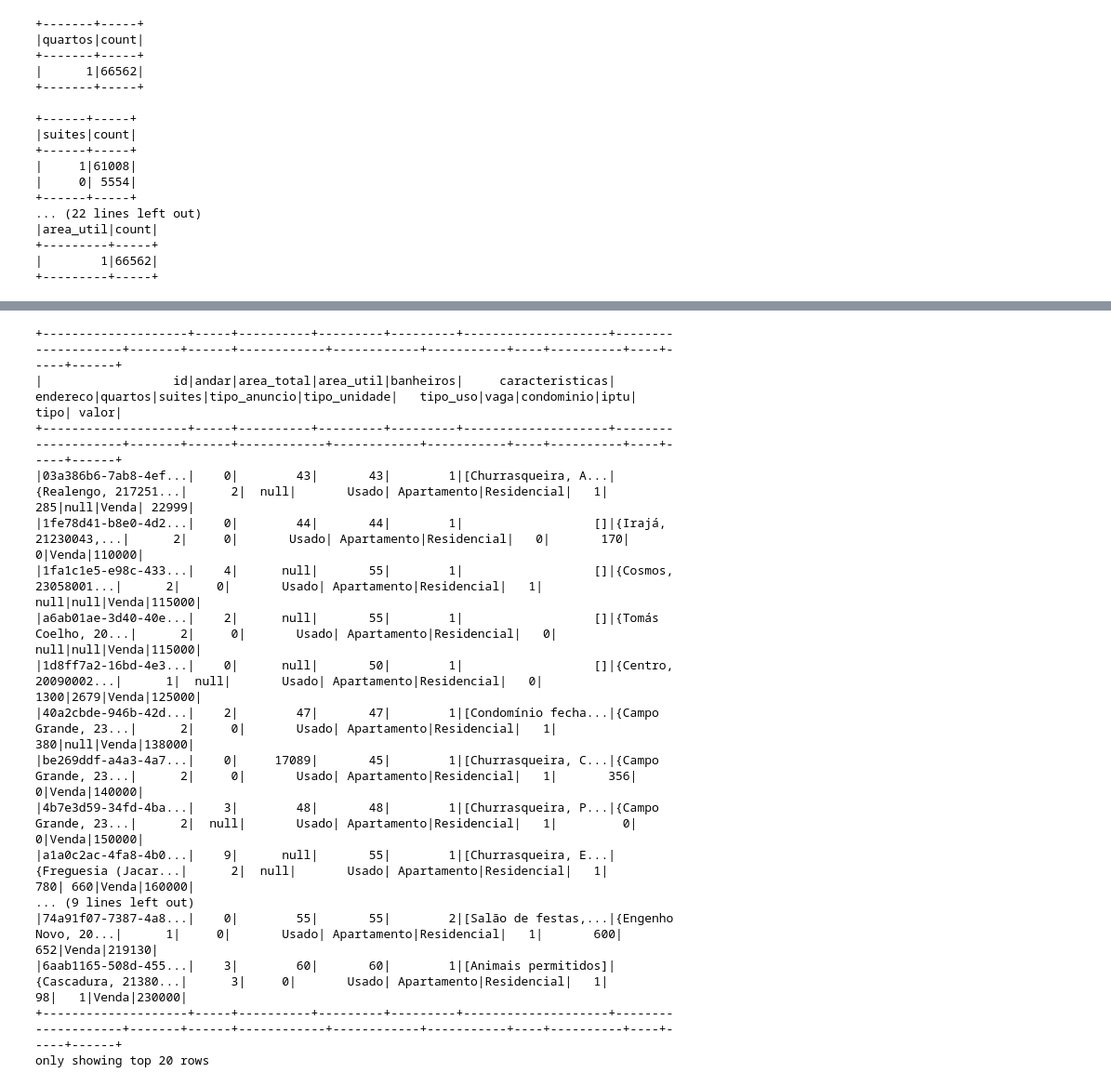
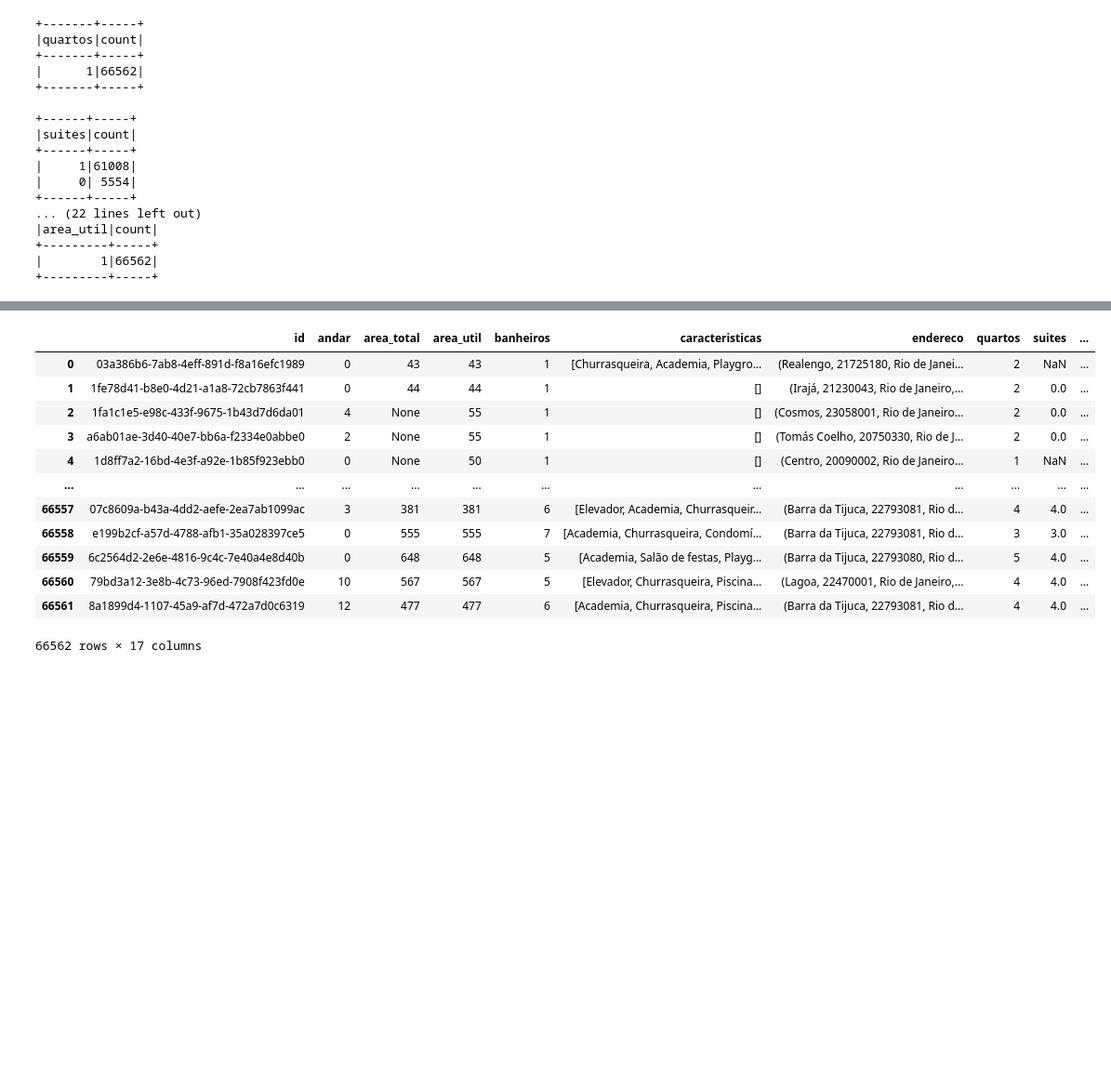
Before and after one commit to marceloviana1991/-Challenge-2-Data-Science-Projeto1d4-, a Jupyter notebook: Challenge_Dados.ipynb, the cells around one changed output, grey strips where cells are left out. Shown: that part at 93% size. Saved outputs shown, nothing was run; the diff lists cells and outputs as text; code cells hidden in the pictures; blank space fills up the shorter version.

```diff
--- a/Challenge_Dados.ipynb
+++ b/Challenge_Dados.ipynb
@@ -227,25 +227,21 @@ valores.groupBy('tipo').count().show()
 |Venda|66562|
 +-----+-----+
 # %%
-anuncio = anuncio.join(valores, 'id', how='inner').drop('valores')
-anuncio.show()
+anuncio = anuncio.join(valores, 'id', how='left').drop('valores')
+anuncio.toPandas()
 # %% [output]
+|  | id | andar | area_total | area_util | banheiros | caracteristicas | endereco | quartos | suites | ... |
+| 0 | 03a386b6-7ab8-4eff-891d-f8a16efc1989 | 0 | 43 | 43 | 1 | [Churrasqueira, Academia, Playgro... | (Realengo, 21725180, Rio de Janei... | 2 | NaN | ... |
+| 1 | 1fe78d41-b8e0-4d21-a1a8-72cb7863f441 | 0 | 44 | 44 | 1 | [] | (Irajá, 21230043, Rio de Janeiro,... | 2 | 0.0 | ... |
+| 2 | 1fa1c1e5-e98c-433f-9675-1b43d7d6da01 | 4 | None | 55 | 1 | [] | (Cosmos, 23058001, Rio de Janeiro... | 2 | 0.0 | ... |
+| 3 | a6ab01ae-3d40-40e7-bb6a-f2334e0abbe0 | 2 | None | 55 | 1 | [] | (Tomás Coelho, 20750330, Rio de J... | 2 | 0.0 | ... |
+| 4 | 1d8ff7a2-16bd-4e3f-a92e-1b85f923ebb0 | 0 | None | 50 | 1 | [] | (Centro, 20090002, Rio de Janeiro... | 1 | NaN | ... |
+| ... | ... | ... | ... | ... | ... | ... | ... | ... | ... | ... |
+| 66557 | 07c8609a-b43a-4dd2-aefe-2ea7ab1099ac | 3 | 381 | 381 | 6 | [Elevador, Academia, Churrasqueir... | (Barra da Tijuca, 22793081, Rio d... | 4 | 4.0 | ... |
+| 66558 | e199b2cf-a57d-4788-afb1-35a028397ce5 | 0 | 555 | 555 | 7 | [Academia, Churrasqueira, Condomí... | (Barra da Tijuca, 22793081, Rio d... | 3 | 3.0 | ... |
+| 66559 | 6c2564d2-2e6e-4816-9c4c-7e40a4e8d40b | 0 | 648 | 648 | 5 | [Academia, Salão de festas, Playg... | (Barra da Tijuca, 22793080, Rio d... | 5 | 4.0 | ... |
+| 66560 | 79bd3a12-3e8b-4c73-96ed-7908f423fd0e | 10 | 567 | 567 | 5 | [Elevador, Churrasqueira, Piscina... | (Lagoa, 22470001, Rio de Janeiro,... | 4 | 4.0 | ... |
+| 66561 | 8a1899d4-1107-45a9-af7d-472a7d0c6319 | 12 | 477 | 477 | 6 | [Academia, Churrasqueira, Piscina... | (Barra da Tijuca, 22793081, Rio d... | 4 | 4.0 | ... |
-+--------------------+-----+----------+---------+---------+--------------------+--------------------+-------+------+------------+------------+-----------+----+----------+----+-----+------+
-|                  id|andar|area_total|area_util|banheiros|     caracteristicas|            endereco|quartos|suites|tipo_anuncio|tipo_unidade|   tipo_uso|vaga|condominio|iptu| tipo| valor|
-+--------------------+-----+----------+---------+---------+--------------------+--------------------+-------+------+------------+------------+-----------+----+----------+----+-----+------+
-|03a386b6-7ab8-4ef...|    0|        43|       43|        1|[Churrasqueira, A...|{Realengo, 217251...|      2|  null|       Usado| Apartamento|Residencial|   1|       285|null|Venda| 22999|
-|1fe78d41-b8e0-4d2...|    0|        44|       44|        1|                  []|{Irajá, 21230043,...|      2|     0|       Usado| Apartamento|Residencial|   0|       170|   0|Venda|110000|
-|1fa1c1e5-e98c-433...|    4|      null|       55|        1|                  []|{Cosmos, 23058001...|      2|     0|       Usado| Apartamento|Residencial|   1|      null|null|Venda|115000|
-|a6ab01ae-3d40-40e...|    2|      null|       55|        1|                  []|{Tomás Coelho, 20...|      2|     0|       Usado| Apartamento|Residencial|   0|      null|null|Venda|115000|
-|1d8ff7a2-16bd-4e3...|    0|      null|       50|        1|                  []|{Centro, 20090002...|      1|  null|       Usado| Apartamento|Residencial|   0|      1300|2679|Venda|125000|
-|40a2cbde-946b-42d...|    2|        47|       47|        1|[Condomínio fecha...|{Campo Grande, 23...|      2|     0|       Usado| Apartamento|Residencial|   1|       380|null|Venda|138000|
-|be269ddf-a4a3-4a7...|    0|     17089|       45|        1|[Churrasqueira, C...|{Campo Grande, 23...|      2|     0|       Usado| Apartamento|Residencial|   1|       356|   0|Venda|140000|
-|4b7e3d59-34fd-4ba...|    3|        48|       48|        1|[Churrasqueira, P...|{Campo Grande, 23...|      2|  null|       Usado| Apartamento|Residencial|   1|         0|   0|Venda|150000|
-|a1a0c2ac-4fa8-4b0...|    9|      null|       55|        1|[Churrasqueira, E...|{Freguesia (Jacar...|      2|  null|       Usado| Apartamento|Residencial|   1|       780| 660|Venda|160000|
-... (9 lines left out)
-|74a91f07-7387-4a8...|    0|        55|       55|        2|[Salão de festas,...|{Engenho Novo, 20...|      1|     0|       Usado| Apartamento|Residencial|   1|       600| 652|Venda|219130|
-|6aab1165-508d-455...|    3|        60|       60|        1|[Animais permitidos]|{Cascadura, 21380...|      3|     0|       Usado| Apartamento|Residencial|   1|        98|   1|Venda|230000|
-+--------------------+-----+----------+---------+---------+--------------------+--------------------+-------+------+------------+------------+-----------+----+----------+----+-----+------+
-only showing top 20 rows
+66562 rows × 17 columns
 # %%
 endereco = anuncio.select('id', 'endereco.bairro', 'endereco.zona')
```
Also changed, not shown: parts of 11 cells of this notebook.
